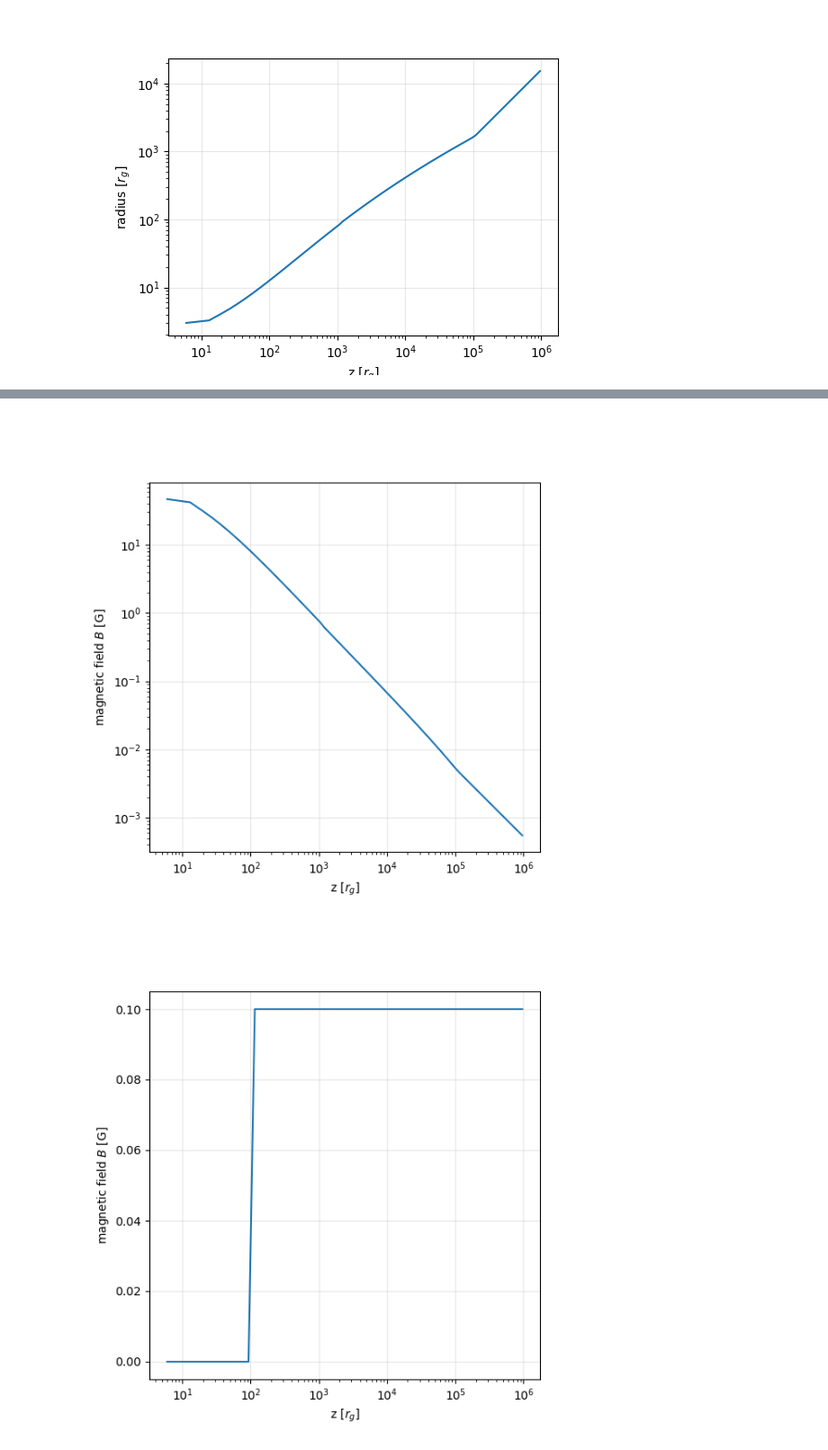
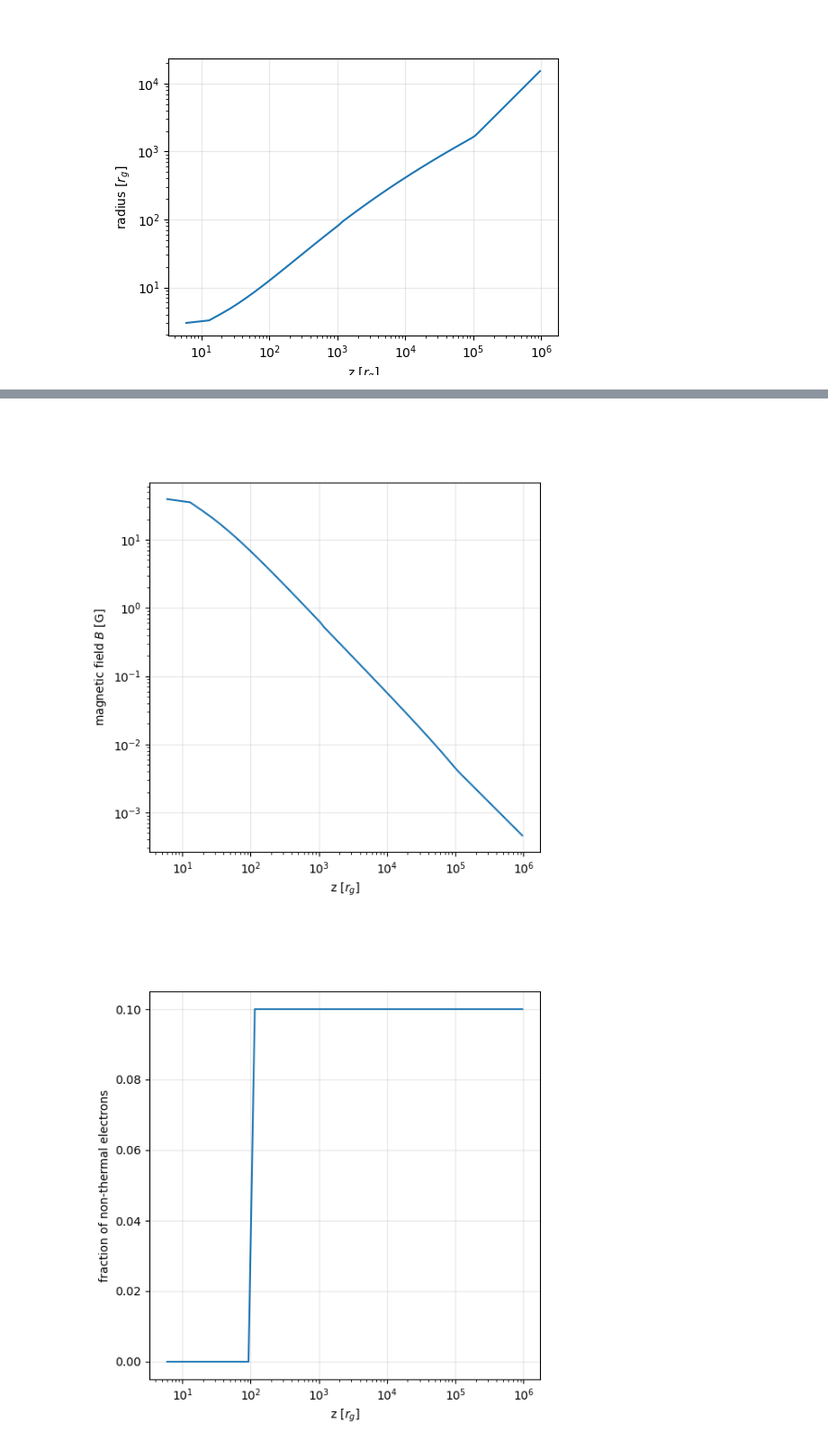
Before and after one commit to maklinger/BHJet, a Jupyter notebook: examples/bljet_dynamics_example.ipynb, the cells around one changed output, grey strips where cells are left out. Shown at 90% size. Cells and saved outputs as stored; diff of their text form; code cells hidden in the pictures.

Commit message:
update bljet example to new switch, add Bernoulli eq plot

```diff
--- a/examples/bljet_dynamics_example.ipynb
+++ b/examples/bljet_dynamics_example.ipynb
@@ -16,10 +16,11 @@ bljet = BLJet(
     z_max_calculation=1e6, # in units of rg
     sigma_final=1,
     gamma_final=10, # Lorentz factor
-    plasma_beta_jet_base=1,
     electron_temperature_jet_base=1e1, # keV
     gamma_acceleration_exponent=0.5,
     opening_angle_constant=0.15,
+    calc_pair_content_from_plasma_beta = False,
+    plasma_beta_jet_base=1, # ignored if above == False
     n_zones=100,
     verbosity_level=1
 )
@@ -79,13 +80,13 @@ ax.set_ylabel(r"magnetic field $B$ [G]")
 ax.set_aspect("equal")
 ax.grid(alpha=0.3)
 # %% [output]
-[figure, old version]
+[figure, new version]
 # %%
 fig, ax = plt.subplots(figsize=(6, 6))
 ax.semilogx(bljet.get_z_center_grid()/bljet.r_g, bljet.get_fraction_nonthermal_electrons_grid())
 ax.set_xlabel(r"z [$r_g$]")
-ax.set_ylabel(r"magnetic field $B$ [G]")
+ax.set_ylabel(r"fraction of non-thermal electrons")
 # ax.set_aspect("equal")
 ax.grid(alpha=0.3)
 # %% [output]
-[figure, old version]
+[figure, new version]
```
Also changed, not shown: parts of 3 cells of this notebook.
